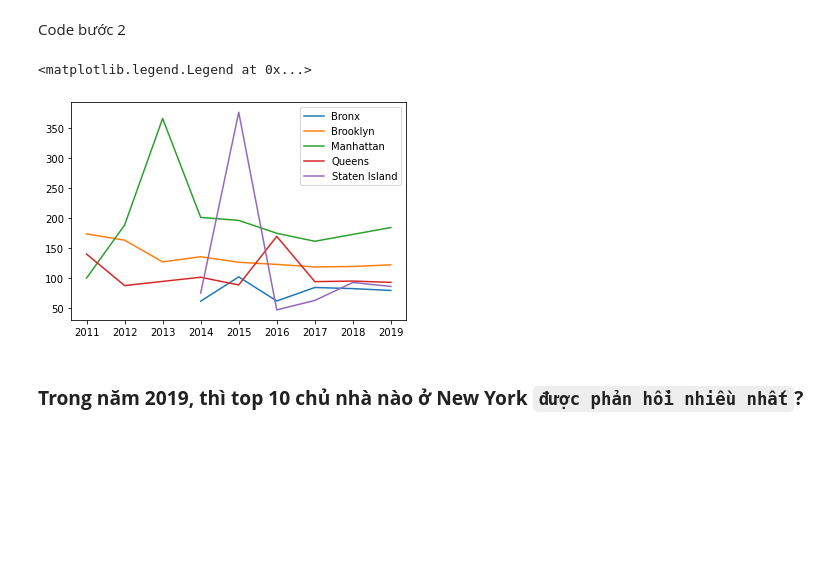
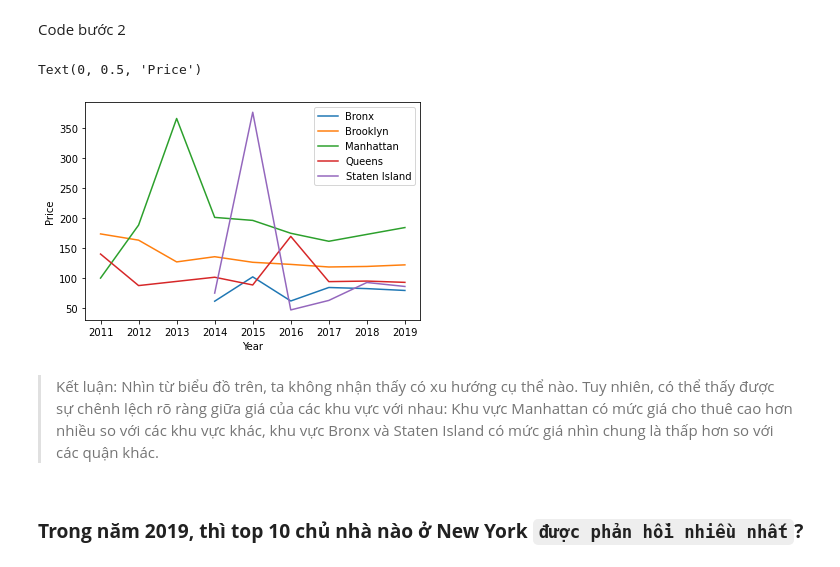
Before and after one commit to huutuan122/P4DS_Final, a Jupyter notebook: code/Truong.ipynb, the cells around one changed output. Saved outputs shown, nothing was run; the diff lists cells and outputs as text; code cells hidden in the pictures; blank space fills up the shorter version.

```diff
--- a/code/Truong.ipynb
+++ b/code/Truong.ipynb
@@ -266,20 +272,19 @@ price_by_neighbour.columns =['neighbourhood_group','year','price']
 # %% [markdown]
 Code bước 2
 # %%
-Bronx = price_by_neighbour[price_by_neighbour['neighbourhood_group']=='Bronx']
-Brooklyn = price_by_neighbour[price_by_neighbour['neighbourhood_group']=='Brooklyn']
-Manhattan = price_by_neighbour[price_by_neighbour['neighbourhood_group']=='Manhattan']
-Queens = price_by_neighbour[price_by_neighbour['neighbourhood_group']=='Queens']
-Staten_Island = price_by_neighbour[price_by_neighbour['neighbourhood_group']=='Staten Island']
 plt.plot(Bronx['year'],Bronx['price'])
 plt.plot(Brooklyn['year'],Brooklyn['price'])
 plt.plot(Manhattan['year'],Manhattan['price'])
 plt.plot(Queens['year'],Queens['price'])
 plt.plot(Staten_Island['year'],Staten_Island['price'])
 plt.legend(['Bronx','Brooklyn','Manhattan','Queens','Staten Island'])
+plt.xlabel("Year")
+plt.ylabel('Price')
 # %% [output]
-<matplotlib.legend.Legend at 0x...>
+Text(0, 0.5, 'Price')
-[figure, old version]
+[figure, new version]
+# %% [markdown]
+> Kết luận: Nhìn từ biểu đồ trên, ta không nhận thấy có xu hướng cụ thể nào. Tuy nhiên, có thể thấy được sự chênh lệch rõ ràng giữa giá của các khu vực với nhau: Khu vực Manhattan có mức giá cho thuê cao hơn nhiều so với các khu vực khác, khu vực Bronx và Staten Island có mức giá nhìn chung là thấp hơn so với các quận khác.
 # %% [markdown]
 ### **Trong năm 2019, thì top 10 chủ nhà nào ở New York `được phản hồi nhiều nhất`?**
 # %% [markdown]
```
Also changed, not shown: parts of 7 cells of this notebook.
